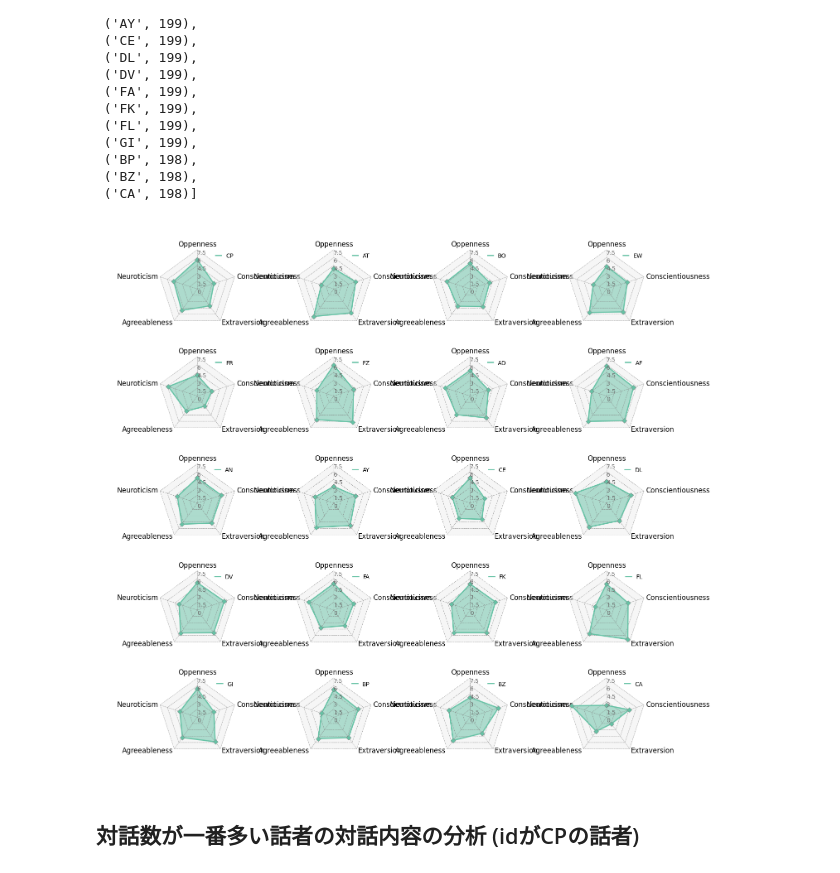
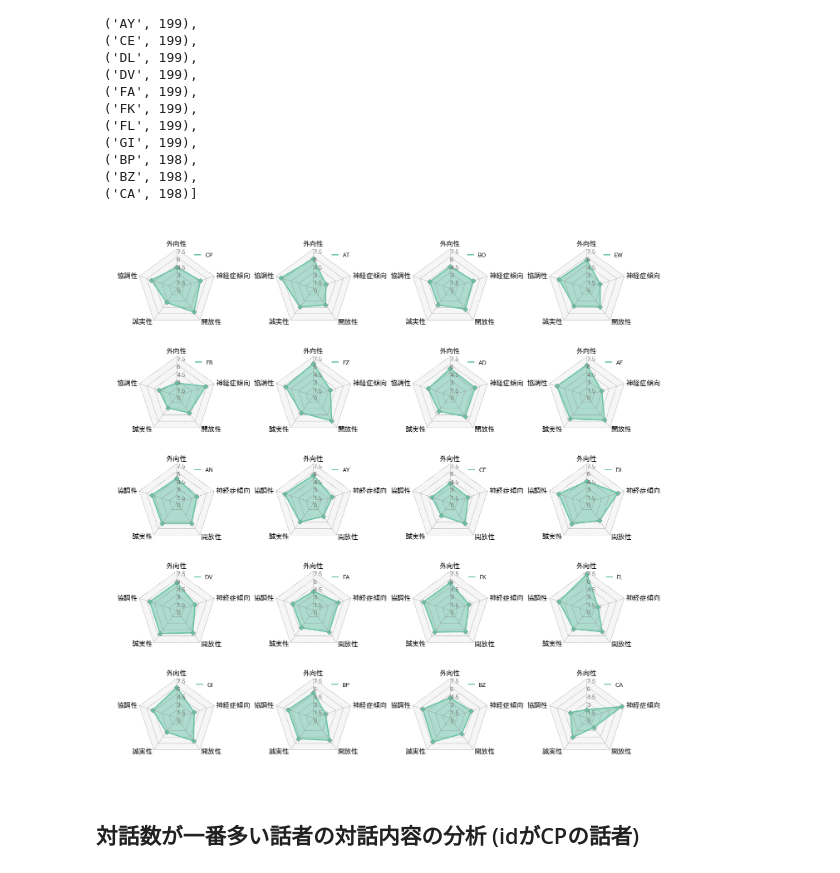
Before and after one commit to udaizin/rpc-agents, a Jupyter notebook: RealPersonaChat/analysis.ipynb, the cells around one changed output. Cells and saved outputs as stored; diff of their text form; code cells hidden in the pictures.

```diff
--- a/RealPersonaChat/analysis.ipynb
+++ b/RealPersonaChat/analysis.ipynb
@@ -150,9 +151,16 @@ class Interlocutor:
         self.id = id
         self.personality = personality
     def get_personality(self):
-        return [self.personality.openness, self.personality.conscientiousness, self.personality.extraversion, self.personality.agreeableness, self.personality.neuroticism]
+        # 外向性, 神経症傾向, 開放性, 誠実性, 協調性の順
+        return [
+            self.personality.extraversion,
+            self.personality.neuroticism,
+            self.personality.openness,
+            self.personality.conscientiousness,
+            self.personality.agreeableness
+        ]
 
-top10_interlocutors = []
+top20_interlocutors = []
 # 上位20人のビッグファイブを取得
 for interlocutor in top20_interlocutor_dialogue_count:
     interlocutor_id = interlocutor[0]
@@ -165,42 +173,42 @@ for interlocutor in top20_interlocutor_dialogue_count:
                 interlocutor_data['personality']['BigFive_Agreeableness'],
                 interlocutor_data['personality']['BigFive_Neuroticism']
             )
             interlocutor = Interlocutor(interlocutor_id, personality)
-            top10_interlocutors.append(interlocutor)
+            top20_interlocutors.append(interlocutor)
             break
 
 # 上位10人のビッグファイブをレーダーチャートで可視化
-big_five_column = ["Oppenness", "Conscientiousness", "Extraversion", "Agreeableness", "Neuroticism"]
-top10_interlocutor_ids = [interlocutor.id for interlocutor in top10_interlocutors]
-top10_interlocutor_personalities = [interlocutor.get_personality() for interlocutor in top10_interlocutors]
+big_five_column = ["外向性", "神経症傾向", "開放性", "誠実性", "協調性"]
+top20_interlocutor_ids = [interlocutor.id for interlocutor in top20_interlocutors]
+top20_interlocutor_personalities = [interlocutor.get_personality() for interlocutor in top20_interlocutors]
 
 df = pd.DataFrame(
-    data=top10_interlocutor_personalities,
+    data=top20_interlocutor_personalities,
     columns=big_five_column,
-    index=top10_interlocutor_ids
+    index=top20_interlocutor_ids
 )
 
 
 fig = plt.figure(figsize=(16, 16))
 fig.subplots(5, 4, subplot_kw=dict(polar=True))
 fig.subplots_adjust(hspace=0.3, wspace=0.3)
 
-for id, ax in zip(top10_interlocutor_ids, fig.axes):
+for id, ax in zip(top20_interlocutor_ids, fig.axes):
     circos = Circos.radar_chart(
         df.loc[[id]],
         vmax=7.5,
         marker_size=6,
         grid_interval_ratio=0.2,
         line_kws_handler=lambda _: dict(lw=2, ls="solid"),
         marker_kws_handler=lambda _: dict(marker="D", ec="grey", lw=0.5),
     )
 
     circos.plotfig(ax=ax)
     circos.ax.legend(loc="upper right", fontsize=10)
 
-fig.savefig("image/top10_interlocutor_big_five.png")
+fig.savefig("image/top20_interlocutor_big_five.png")
 # %% [output]
-[figure, old version]
+[figure, new version]
 # %% [markdown]
 ## 対話数が一番多い話者の対話内容の分析 (idがCPの話者)
 # %%
```
Also changed, not shown: parts of 1 cell of this notebook.
